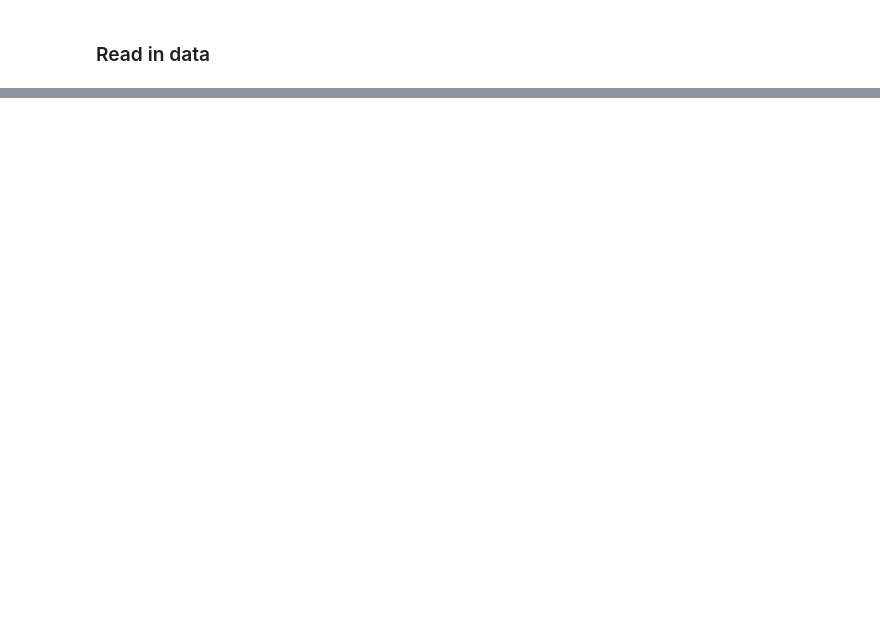
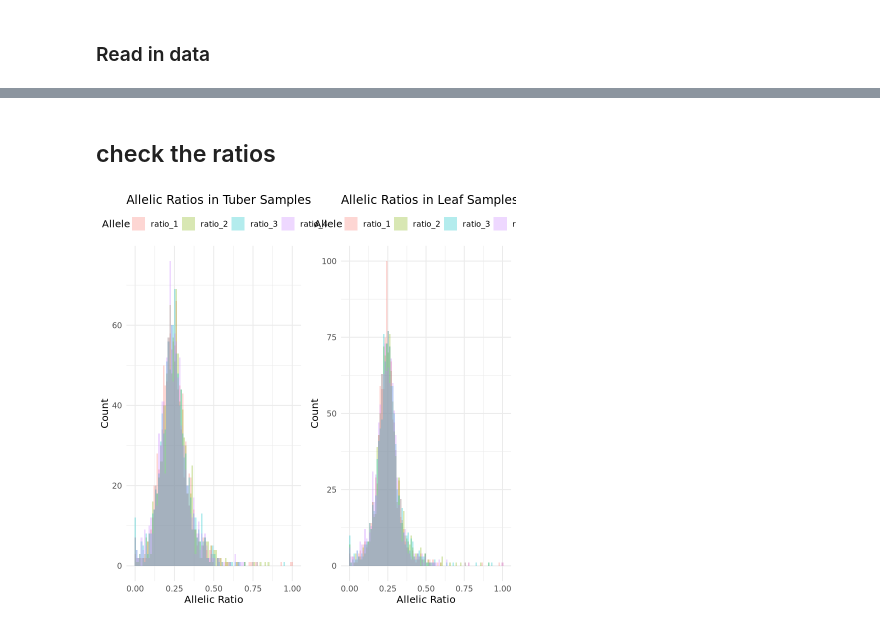
Before and after one commit to nadjano/polyploid-allele-exp, a Jupyter notebook: scripts/investigate_cis_AI.ipynb, the cells around one changed output, grey strips where cells are left out. Drawn from its saved outputs; the diff is of its cells as text; code cells hidden in the pictures; blank space fills up the shorter version.

```diff
--- a/scripts/investigate_cis_AI.ipynb
+++ b/scripts/investigate_cis_AI.ipynb
@@ -275,0 +322,43 @@ text(results_df$mean_group1[results_df$significant == "red"], results_df$mean_gr
+# %% [markdown]
+## check the ratios
+# %%
+
+# Function to compute allelic ratios and plot histograms
+compute_and_plot_allelic_ratios <- function(data, sample_type) {
+  # Identify all alleles based on column names
+  alleles <- unique(sub(".*_", "", colnames(data)))
+
+  # Compute allelic ratios for each allele
+  for (allele in alleles) {
+    # Numerator: columns corresponding to the current allele
+    num_cols <- grep(paste0("_", allele), colnames(data))
+
+    # Denominator: sum of all allele columns
+    denom_cols <- grep(paste0("_", paste(alleles, collapse = "|")), colnames(data))
+
+    # Calculate ratio
+    data[[paste0("ratio_", allele)]] <- rowSums(data[, num_cols]) / rowSums(data[, denom_cols])
+  }
+  # Gather the data into long format for ggplot
+  allelic_ratios <- data %>%
+    dplyr::select(starts_with("ratio_")) %>%
+    gather(key = "allele", value = "ratio")
+  # Plot overlaid histograms
+  ggplot(allelic_ratios, aes(x = ratio, fill = allele)) +
+    geom_histogram(position = "identity", alpha = 0.3, bins = 100) +
+    theme_minimal() +
+    labs(
+      title = paste("Allelic Ratios in", sample_type, "Samples"),
+      x = "Allelic Ratio",
+      y = "Count",
+      fill = "Allele"
+    ) +
+    theme(legend.position = "top")
+}
+# plot side by side histograms for the tuber and leaf samples
+
+plot1 = compute_and_plot_allelic_ratios(syntelogs_tuber_50_non_multi, sample_type = "Tuber")
+plot2 = compute_and_plot_allelic_ratios(syntelogs_leaf_50_non_multi, sample_type = "Leaf")
+grid.arrange(plot1, plot2, ncol=2)
+# %% [output]
+[figure, added]
```
Also changed, not shown: parts of 48 cells of this notebook, 15 other files.
